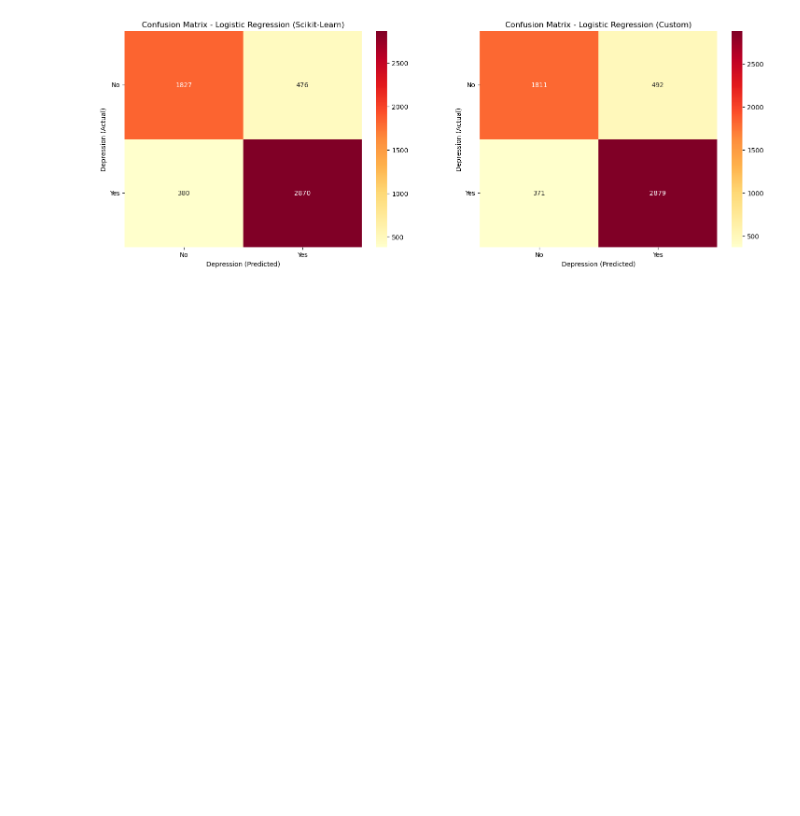
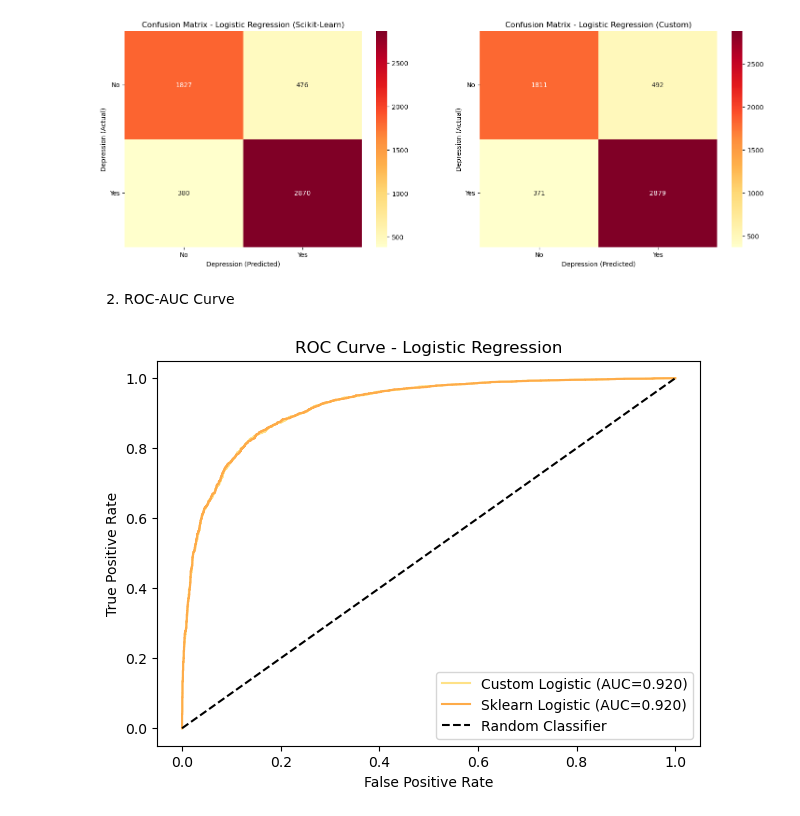
Before and after one commit to Siddharth-Saravanan/Student_Depression_Analysis_and_Prediction_using_Machine_Learning, a Jupyter notebook: student_depression_prediction.ipynb, the cells around one changed output. Drawn from its saved outputs; the diff is of its cells as text; code cells hidden in the pictures; blank space fills up the shorter version.

Commit message:
Model Building: LR - Added ROC-AUC Curve

```diff
--- a/student_depression_prediction.ipynb
+++ b/student_depression_prediction.ipynb
@@ -1738,3 +1738,25 @@ ax[1].set_yticklabels(["No","Yes"], rotation=0)
 plt.show()
 # %% [output]
 [figure]
+# %% [markdown]
+2. ROC-AUC Curve
+# %%
+y_prob_custom = model_custom.predict_proba(X_test)
+fpr_custom, tpr_custom, _ = roc_curve(y_test, y_prob_custom)
+auc_custom = roc_auc_score(y_test, y_prob_custom)
+
+y_prob_sklearn = model.predict_proba(X_test)[:, 1]
+fpr_sklearn, tpr_sklearn, _ = roc_curve(y_test, y_prob_sklearn)
+auc_sklearn = roc_auc_score(y_test, y_prob_sklearn)
+# %%
+plt.figure(figsize=(7,5))
+plt.plot(fpr_custom, tpr_custom, label=f"Custom Logistic (AUC={auc_custom:.3f})")
+plt.plot(fpr_sklearn, tpr_sklearn, label=f"Sklearn Logistic (AUC={auc_sklearn:.3f})")
+plt.plot([0,1], [0,1], 'k--', label="Random Classifier")
+plt.xlabel("False Positive Rate")
+plt.ylabel("True Positive Rate")
+plt.title("ROC Curve - Logistic Regression")
+plt.legend()
+plt.show()
+# %% [output]
+[figure, added]
```
Also changed, not shown: parts of 4 cells of this notebook.
